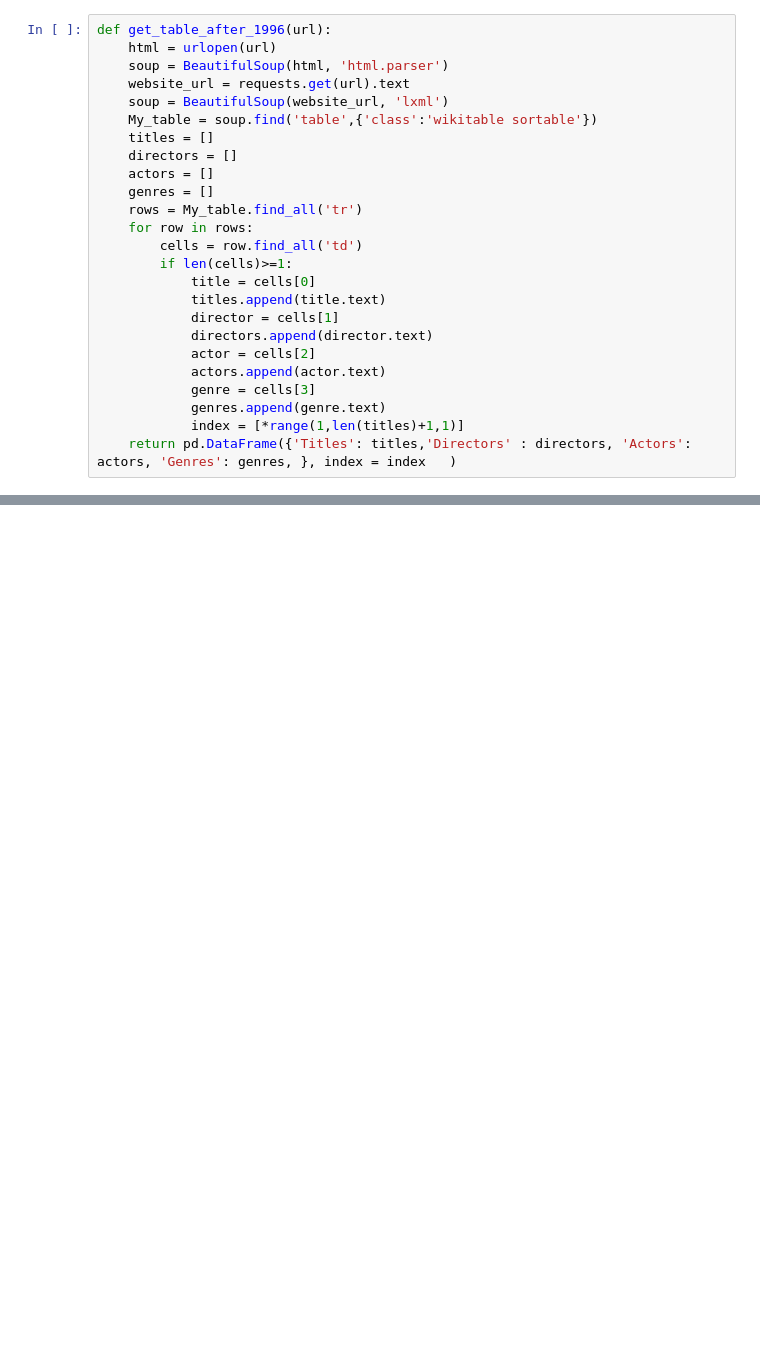
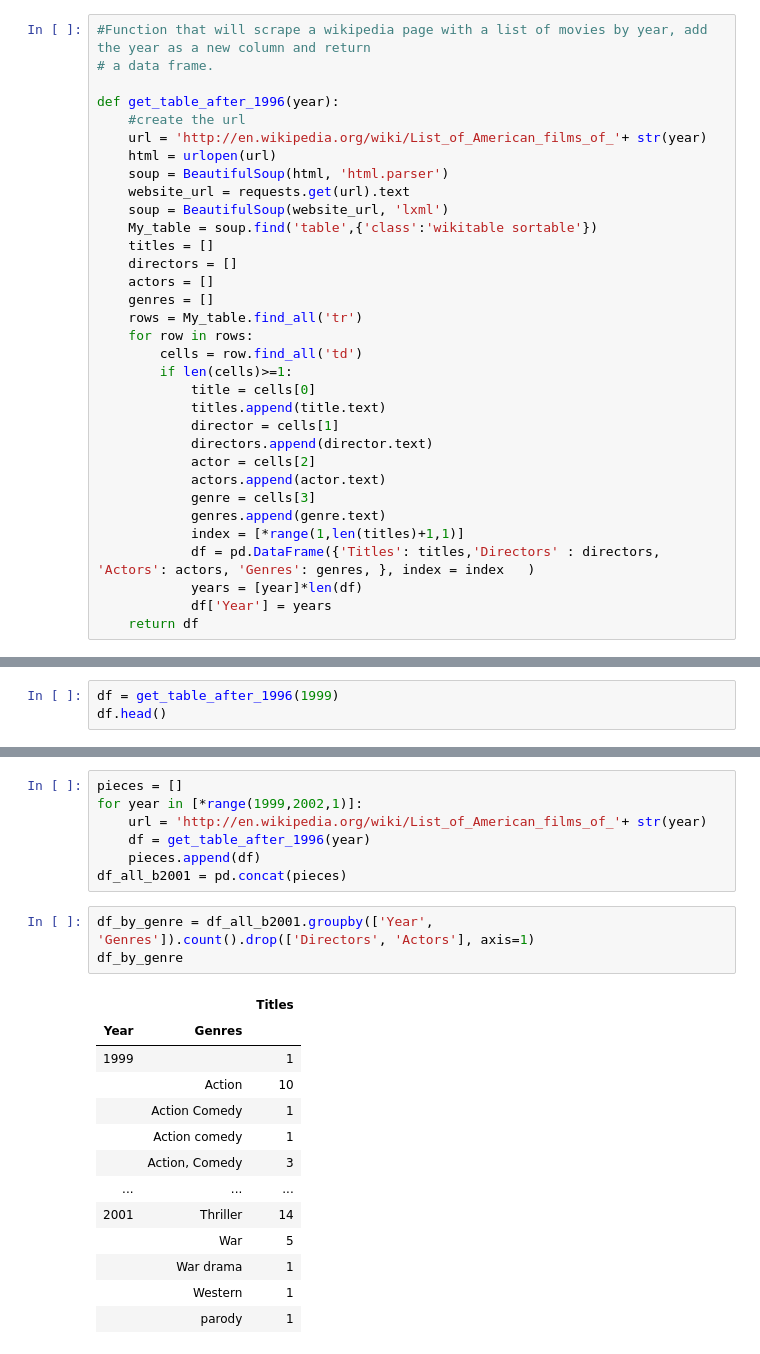
Before and after one commit to lauravlad/Events-and-movies, a Jupyter notebook: 9-11-part.ipynb, the cells around one changed output, grey strips where cells are left out. Drawn from its saved outputs; the diff is of its cells as text; blank space fills up the shorter version.

```diff
--- a/9-11-part.ipynb
+++ b/9-11-part.ipynb
@@ -9,5 +13,10 @@ from urllib.request import urlopen
 # %%
-def get_table_after_1996(url):
+#Function that will scrape a wikipedia page with a list of movies by year, add the year as a new column and return
+# a data frame.
+
+def get_table_after_1996(year):
+    #create the url
+    url = 'http://en.wikipedia.org/wiki/List_of_American_films_of_'+ str(year)
     html = urlopen(url)
     soup = BeautifulSoup(html, 'html.parser')
     website_url = requests.get(url).text
@@ -30,4 +39,7 @@ def get_table_after_1996(url):
             genre = cells[3]
             genres.append(genre.text)
             index = [*range(1,len(titles)+1,1)]
-    return pd.DataFrame({'Titles': titles,'Directors' : directors, 'Actors': actors, 'Genres': genres, }, index = index   )
+            df = pd.DataFrame({'Titles': titles,'Directors' : directors, 'Actors': actors, 'Genres': genres, }, index = index   )
+            years = [year]*len(df)
+            df['Year'] = years
+    return df
@@ -109,0 +46,3 @@ len(dfs)
+# %%
+df = get_table_after_1996(1999)
+df.head()
@@ -109,0 +161,24 @@ len(dfs)
+# %%
+pieces = []
+for year in [*range(1999,2002,1)]:
+    url = 'http://en.wikipedia.org/wiki/List_of_American_films_of_'+ str(year)
+    df = get_table_after_1996(year)
+    pieces.append(df)
+df_all_b2001 = pd.concat(pieces)
+# %%
+df_by_genre = df_all_b2001.groupby(['Year', 'Genres']).count().drop(['Directors', 'Actors'], axis=1)
+df_by_genre
+# %% [output]
+|  |  | Titles |
+| Year | Genres |  |
+| 1999 |  | 1 |
+|  | Action | 10 |
+|  | Action Comedy | 1 |
+|  | Action comedy | 1 |
+|  | Action, Comedy | 3 |
+| ... | ... | ... |
+| 2001 | Thriller | 14 |
+|  | War | 5 |
+|  | War drama | 1 |
+|  | Western | 1 |
+|  | parody | 1 |
```
Also changed, not shown: parts of 17 cells of this notebook, 1 other file.
